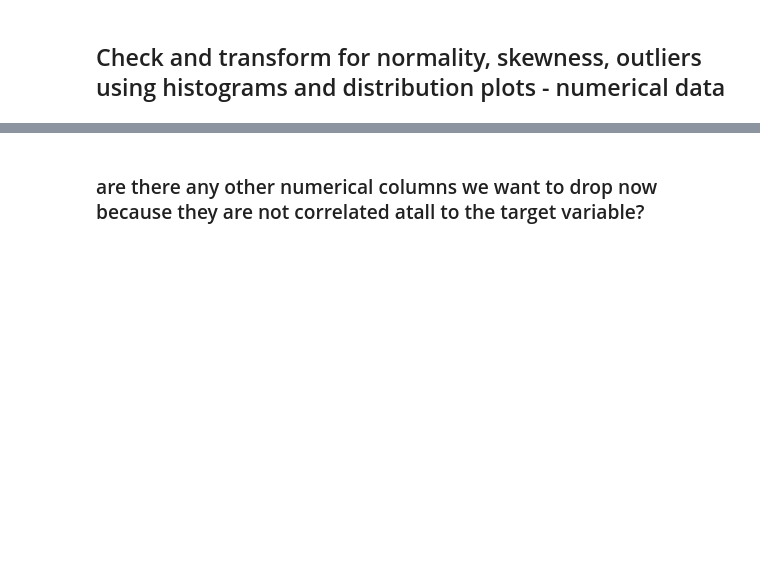
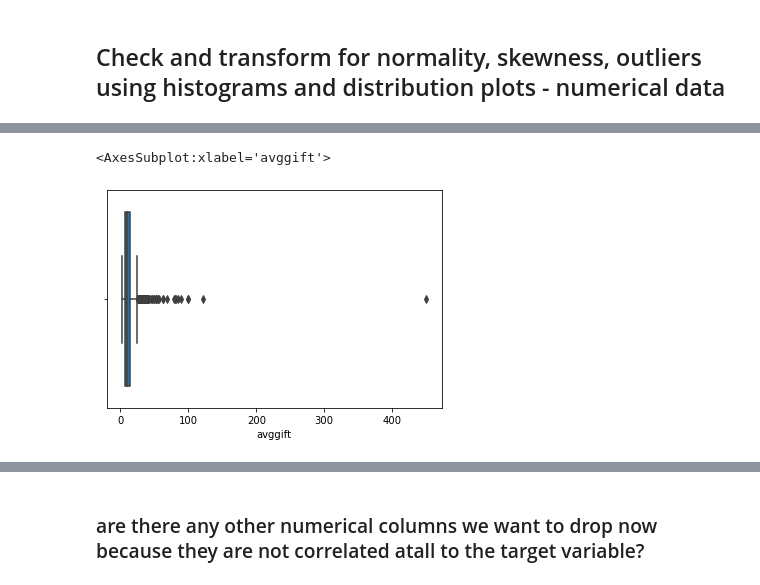
Before and after one commit to wcondevidal/IronWalter, a Jupyter notebook: Python /ML/LinRegression_Healthcareforall.ipynb, the cells around one changed output, grey strips where cells are left out. Drawn from its saved outputs; the diff is of its cells as text; code cells hidden in the pictures; blank space fills up the shorter version.

```diff
--- a/Python /ML/LinRegression_Healthcareforall.ipynb
+++ b/Python /ML/LinRegression_Healthcareforall.ipynb
@@ -93,0 +245,5 @@ X_cat = data.select_dtypes(include = np.object)
+# %%
+sns.boxplot(x=X_num['avggift'])
+# %% [output]
+<AxesSubplot:xlabel='avggift'>
+[figure, added]
```
Also changed, not shown: parts of 78 cells of this notebook, 9 other files.
